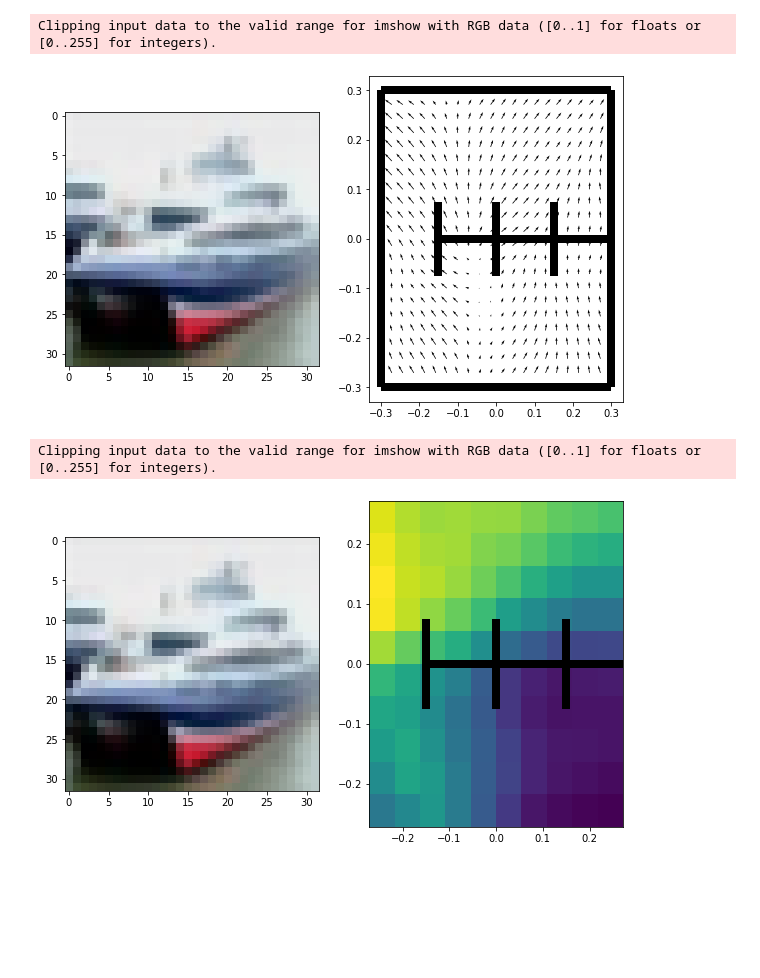
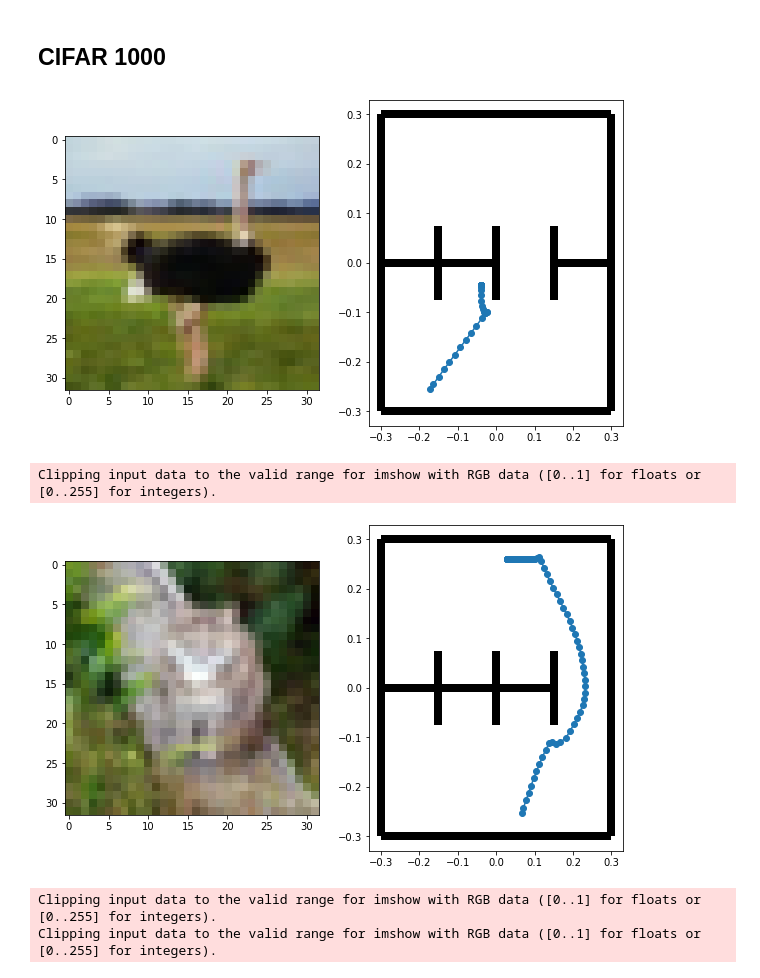
Before and after one commit to chethus/CQL, a Jupyter notebook: visualizations.ipynb, the cells around one changed output. Cells and saved outputs as stored; diff of their text form; code cells hidden in the pictures; blank space fills up the shorter version.

Commit message:
Add more logging and visualizations

```diff
--- a/visualizations.ipynb
+++ b/visualizations.ipynb
@@ -10,7 +12,8 @@ import locked_doors.room_world.multiroom
 # %%
-locked_doors_train4 = gym.make('CIFARLockedDoorsEnvTrain4-v2')
-locked_doors_train100 = gym.make('CIFARLockedDoorsEnvTrain100-v2')
-locked_doors_train1000 = gym.make('CIFARLockedDoorsEnvTrain1000-v2')
-locked_doors_test_env = gym.make('CIFARLockedDoorsEnvTest')
+locked_doors = gym.make('LockedDoorsEnv-v2')
+cifar_locked_doors_train4 = gym.make('CIFARLockedDoorsEnvTrain4-v2')
+cifar_locked_doors_train100 = gym.make('CIFARLockedDoorsEnvTrain100-v2')
+cifar_locked_doors_train1000 = gym.make('CIFARLockedDoorsEnvTrain1000-v2')
+cifar_locked_doors_test = gym.make('CIFARLockedDoorsEnvTest-v2')
 # %% [output]
 Files already downloaded and verified
@@ -20,10 +23,6 @@ Files already downloaded and verified
 # %%
 def get_device():
-    return 'cuda' if torch.cuda.is_available() else 'cpu'
-
-def get_model(model_path):
-    with open(model_path, 'rb') as model_file:
-        return pickle.load(model_file)
+    return 'cpu' if torch.cuda.is_available() else 'cpu'
 # %%
 def descriptor_to_img(descriptor):
     # CIFAR-10 normalization
@@ -54,7 +53,0 @@ model = get_model('/media/3tb/chet/CQL/experiment_output/66bf1c73d2ed4b49a241e75
-# %%
-policy = model['sac'].policy
-
-trajs, traj_infos = sample_trajectories(policy, locked_doors_test_env, 5,
-    deterministic=True)
-
-plot_trajectories(trajs, traj_infos, locked_doors_test_env)
@@ -96,9 +85,3 @@ def plot_policy(policy, eval_env, mesh_size, descriptor_id):
-# %%
-policy = model['sac'].policy
-plot_policy(policy, locked_doors_test_env, 20, (0, 1))
-# %% [output]
-Clipping input data to the valid range for imshow with RGB data ([0..1] for floats or [0..255] for integers).
-[figure, removed]
 # %%
 def plot_q_vals(q_func, policy, eval_env, mesh_size, descriptor_id):
     env_id, img_idx = descriptor_id
@@ -113,10 +96,22 @@ def plot_q_vals(q_func, policy, eval_env, mesh_size, descriptor_id):
         q_vals = q_func(obs_mesh, actions)
     eval_env.sub_envs[env_id].room.draw(ax2)
     ax2.hist2d(*states.cpu().numpy().T, weights=q_vals.cpu().numpy())
-# %%
-q_func = model['sac'].qf1
-policy = model['sac'].policy
-plot_q_vals(q_func, policy, locked_doors_test_env, 20, (0, 1))
-# %% [output]
-Clipping input data to the valid range for imshow with RGB data ([0..1] for floats or [0..255] for integers).
-[figure, removed]
+# %% [markdown]
+## CIFAR 1000 ##
+# %%
+model = load_model('/media/3tb/chet/experiment_output/test_sac_cifar1000_20220314_013641/model.pkl')
+cifar_1000_policy = model['sac'].policy.to(get_device())
+cifar_1000_q_func = model['sac'].qf1.to(get_device())
+
+trajs, traj_infos = sample_trajectories(cifar_1000_policy, cifar_locked_doors_test, 2,
+    deterministic=True)
+
+plot_trajectories(trajs, traj_infos, cifar_locked_doors_test)
+plot_policy(cifar_1000_policy, cifar_locked_doors_test, 20, (0, 1))
+plot_q_vals(cifar_1000_q_func, cifar_1000_policy, cifar_locked_doors_test, 20, (0, 1))
+# %% [output]
+[figure, added]
+Clipping input data to the valid range for imshow with RGB data ([0..1] for floats or [0..255] for integers).
+[figure, added]
+Clipping input data to the valid range for imshow with RGB data ([0..1] for floats or [0..255] for integers).
+Clipping input data to the valid range for imshow with RGB data ([0..1] for floats or [0..255] for integers).
```
Also changed, not shown: parts of 18 cells of this notebook, 3 other files.
